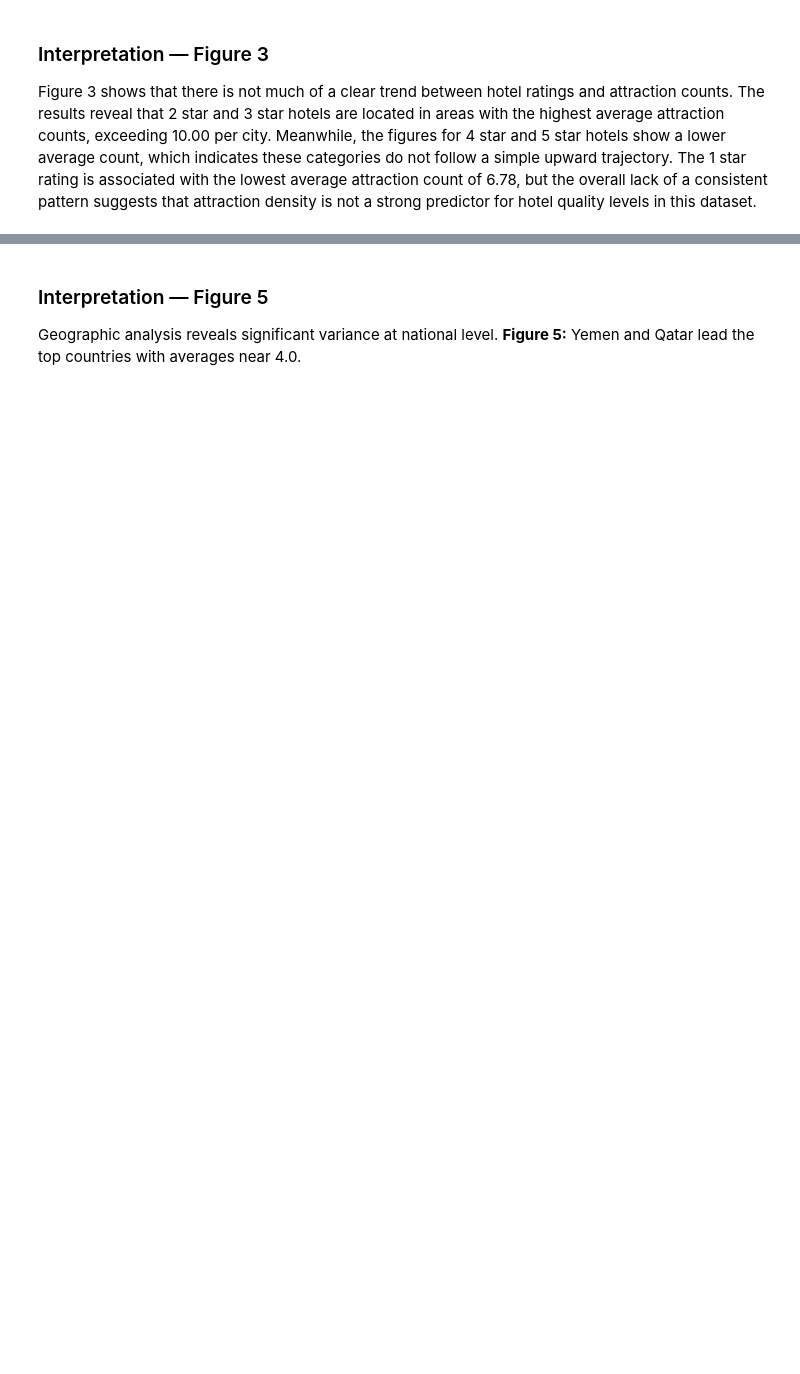
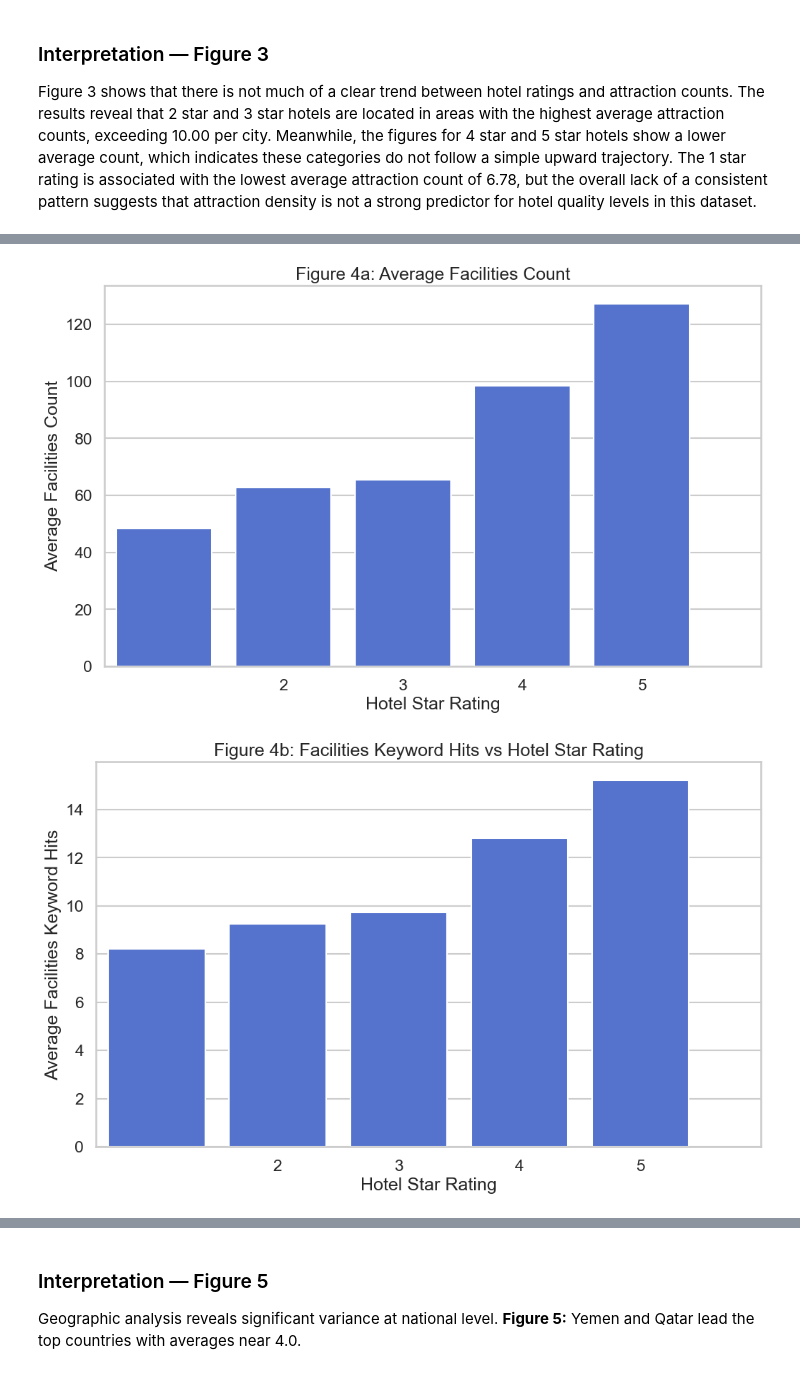
Before and after one commit to daniahsn/hotel-data-analysis, a Jupyter notebook: notebooks/annotated_notebook_local.ipynb, the cells around one changed output, grey strips where cells are left out. Saved outputs shown, nothing was run; the diff lists cells and outputs as text; code cells hidden in the pictures; blank space fills up the shorter version.

```diff
--- a/notebooks/annotated_notebook_local.ipynb
+++ b/notebooks/annotated_notebook_local.ipynb
@@ -548,10 +557,43 @@ Figure 4 reveals a clear and consistent positive trend between hotel star rating
 # %%
 # Figure 4
 plt.figure()
-sns.barplot(data=df, x='hotel_star_rating', y='facilities_count', estimator=np.mean, errorbar=None, color='green')
-plt.title('Figure 4: Average Facilities Count')
+sns.barplot(data=df, x='hotel_star_rating', y='facilities_count', estimator=np.mean, errorbar=None, color='royalblue')
+plt.title('Figure 4a: Average Facilities Count')
 plt.ticklabel_format(style='plain', axis='y')
 plt.xticks([1, 2, 3, 4, 5])
 plt.xlabel('Hotel Star Rating')
 plt.ylabel('Average Facilities Count')
+
+
+# Figure 4.b
+plt.figure()
+sns.barplot(data=df, x='hotel_star_rating', y='facilities_keyword_hits', estimator=np.mean, errorbar=None, color='royalblue')
+plt.title('Figure 4b: Facilities Keyword Hits vs Hotel Star Rating')
+plt.ticklabel_format(style='plain', axis='y')
+plt.xticks([1, 2, 3, 4, 5])
+plt.xlabel('Hotel Star Rating')
+plt.ylabel('Average Facilities Keyword Hits')
+
+# Figure 4.c
+plt.figure()
+sns.barplot(data=df, x='hotel_star_rating', y='hotel_latitude', estimator=np.mean, errorbar=None, color='royalblue')
+plt.title('Figure 4c: Hotel Latitude vs Hotel Star Rating')
+plt.ticklabel_format(style='plain', axis='y')
+plt.xticks([1, 2, 3, 4, 5])
+plt.xlabel('Hotel Star Rating')
+plt.ylabel('Average Hotel Latitude')
+
+# Figure 4.d
+plt.figure()
+sns.barplot(data=df, x='hotel_star_rating', y='hotel_longitude', estimator=lambda x: np.mean(np.abs(x)), errorbar=None, color='royalblue')
+plt.title('Figure 4d: Hotel Longitude vs Hotel Star Rating')
+plt.ticklabel_format(style='plain', axis='y')
+plt.xticks([1, 2, 3, 4, 5])
+plt.xlabel('Hotel Star Rating')
+plt.ylabel('Average Hotel Longitude')
 plt.show()
+
+plt.show()
+# %% [output]
+[figure, added]
+[figure, added]
```
Also changed, not shown: parts of 16 cells of this notebook.
